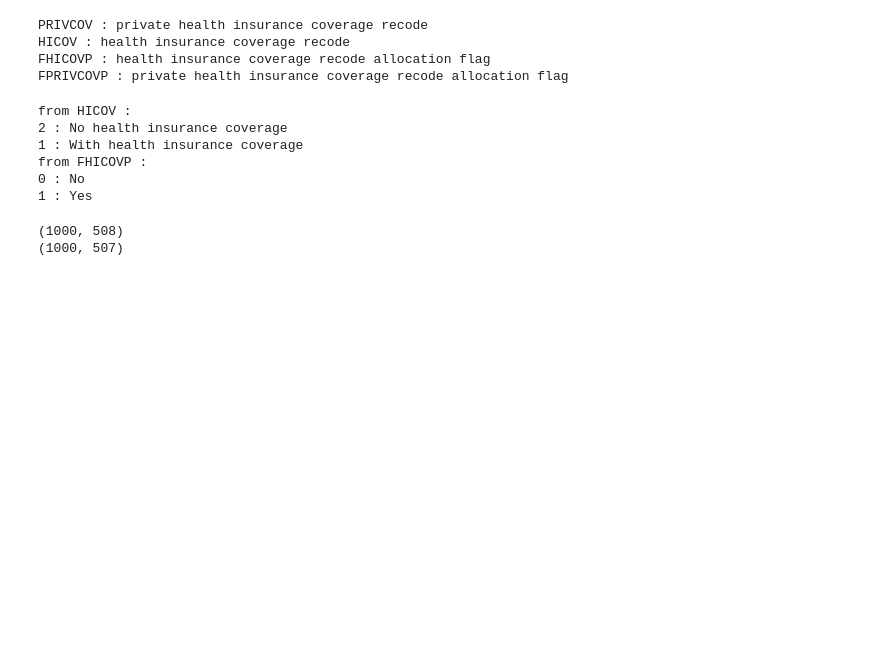
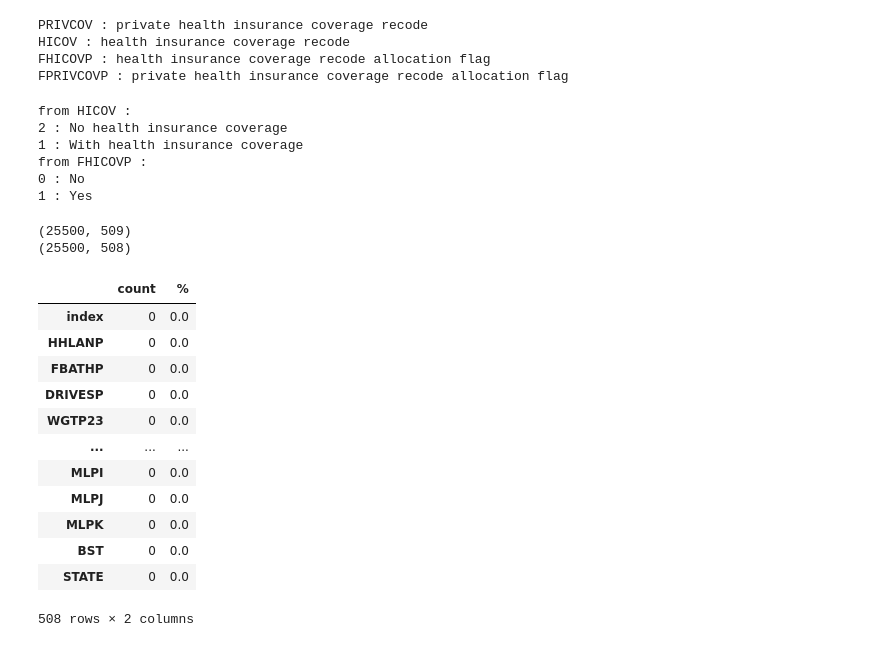
Before and after one commit to kadougherty/census_healthinsurance, a Jupyter notebook: census_healthinsurance_datawrangling.ipynb, the cells around one changed output. Cells and saved outputs as stored; diff of their text form; code cells hidden in the pictures; blank space fills up the shorter version.

```diff
--- a/census_healthinsurance_datawrangling.ipynb
+++ b/census_healthinsurance_datawrangling.ipynb
@@ -212,12 +233,28 @@ from FHICOVP :
 # %%
 # we can drop the HICOV column, since HICOV and FHICOVP have the same info
 print(data_all.shape)
-data_all.drop('FHICOVP',axis=1,inplace=True)
+data_all.drop('HICOV',axis=1,inplace=True)
 print(data_all.shape)
 # %% [output]
-(1000, 508)
-(1000, 507)
+(25500, 509)
+(25500, 508)
 # %%
+# check for null or missing values
 missing = pd.concat([data_all.isnull().sum(), 100 * data_all.isnull().mean()], axis=1)
 missing.columns=['count', '%']
 missing.sort_values(by='count',ascending=False)
+missing
+# %% [output]
+|  | count | % |
+| index | 0 | 0.0 |
+| HHLANP | 0 | 0.0 |
+| FBATHP | 0 | 0.0 |
+| DRIVESP | 0 | 0.0 |
+| WGTP23 | 0 | 0.0 |
+| ... | ... | ... |
+| MLPI | 0 | 0.0 |
+| MLPJ | 0 | 0.0 |
+| MLPK | 0 | 0.0 |
+| BST | 0 | 0.0 |
+| STATE | 0 | 0.0 |
+508 rows × 2 columns
```
Also changed, not shown: parts of 14 cells of this notebook, 48 other files.
